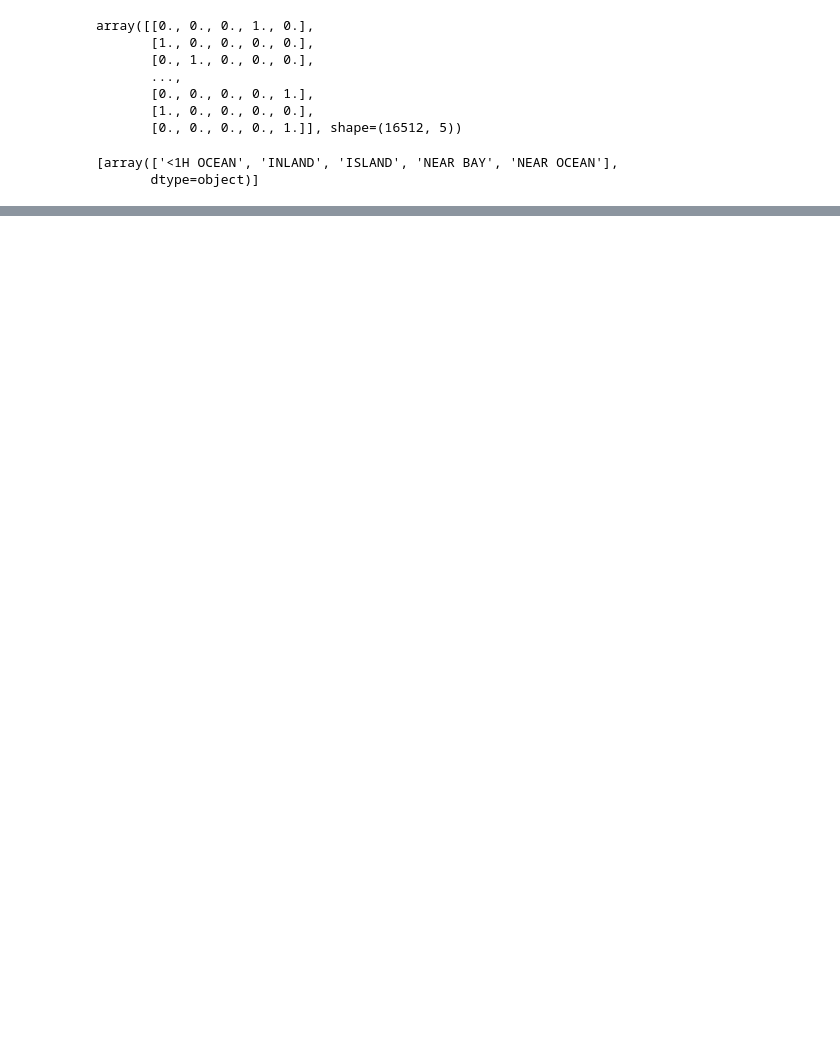
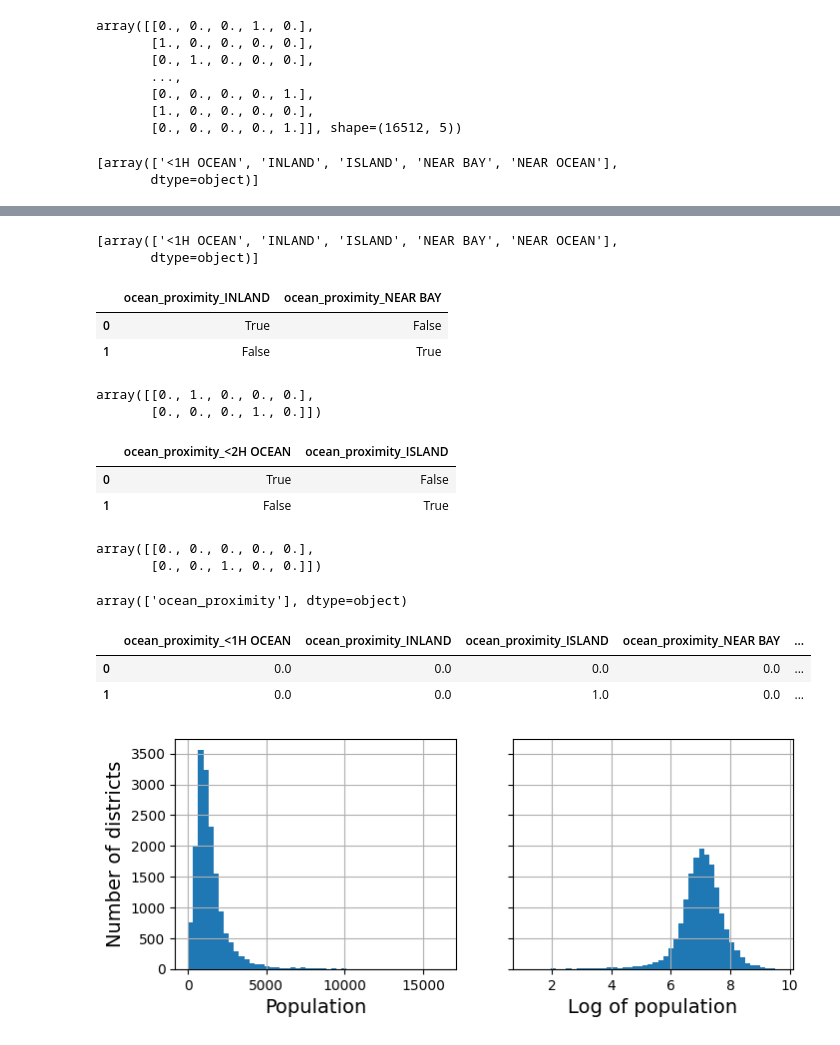
Before and after one commit to manthansinghshekhawat/learn-machine-learning, a Jupyter notebook: house_price_prediction.ipynb, the cells around one changed output, grey strips where cells are left out. Drawn from its saved outputs; the diff is of its cells as text; code cells hidden in the pictures; blank space fills up the shorter version.

```diff
--- a/house_price_prediction.ipynb
+++ b/house_price_prediction.ipynb
@@ -192,0 +250,3 @@ housing_cat=housing[['ocean_proximity']]
+# %%
+housing = strat_train_set.drop("median_house_value", axis=1)
+housing_labels = strat_train_set["median_house_value"].copy()
@@ -258,0 +373,45 @@ cat_encoder.categories_
+# %%
+cat_encoder.categories_
+# %% [output]
+[array(['<1H OCEAN', 'INLAND', 'ISLAND', 'NEAR BAY', 'NEAR OCEAN'],
+       dtype=object)]
+# %%
+df_test = pd.DataFrame({"ocean_proximity": ["INLAND", "NEAR BAY"]})
+pd.get_dummies(df_test)
+# %% [output]
+|  | ocean_proximity_INLAND | ocean_proximity_NEAR BAY |
+| 0 | True | False |
+| 1 | False | True |
+# %%
+cat_encoder.transform(df_test)
+# %% [output]
+array([[0., 1., 0., 0., 0.],
+       [0., 0., 0., 1., 0.]])
+# %%
+df_test_unknown = pd.DataFrame({"ocean_proximity": ["<2H OCEAN", "ISLAND"]})
+pd.get_dummies(df_test_unknown)
+# %% [output]
+|  | ocean_proximity_<2H OCEAN | ocean_proximity_ISLAND |
+| 0 | True | False |
+| 1 | False | True |
+# %%
+cat_encoder.handle_unknown = "ignore"
+cat_encoder.transform(df_test_unknown)
+# %% [output]
+array([[0., 0., 0., 0., 0.],
+       [0., 0., 1., 0., 0.]])
+# %%
+cat_encoder.feature_names_in_
+# %% [output]
+array(['ocean_proximity'], dtype=object)
+# %%
+df_output = pd.DataFrame(
+    cat_encoder.transform(df_test_unknown),
+    columns=cat_encoder.get_feature_names_out(),
+    index=df_test_unknown.index,
+)
+df_output
+# %% [output]
+|  | ocean_proximity_<1H OCEAN | ocean_proximity_INLAND | ocean_proximity_ISLAND | ocean_proximity_NEAR BAY | ... |
+| 0 | 0.0 | 0.0 | 0.0 | 0.0 | ... |
+| 1 | 0.0 | 0.0 | 1.0 | 0.0 | ... |
@@ -258,0 +423,12 @@ cat_encoder.categories_
+# %%
+# extra code – this cell generates Figure 2–17
+fig, axs = plt.subplots(1, 2, figsize=(8, 3), sharey=True)
+housing["population"].hist(ax=axs[0], bins=50)
+housing["population"].apply(np.log).hist(ax=axs[1], bins=50)
+axs[0].set_xlabel("Population")
+axs[1].set_xlabel("Log of population")
+axs[0].set_ylabel("Number of districts")
+
+plt.show()
+# %% [output]
+[figure, added]
```
Also changed, not shown: parts of 25 cells of this notebook.
